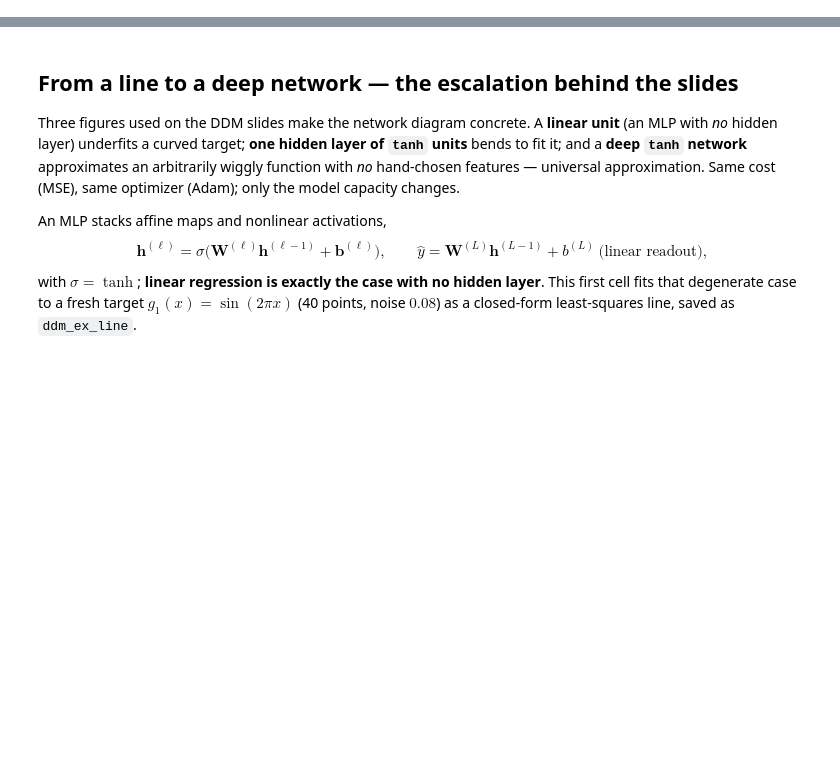
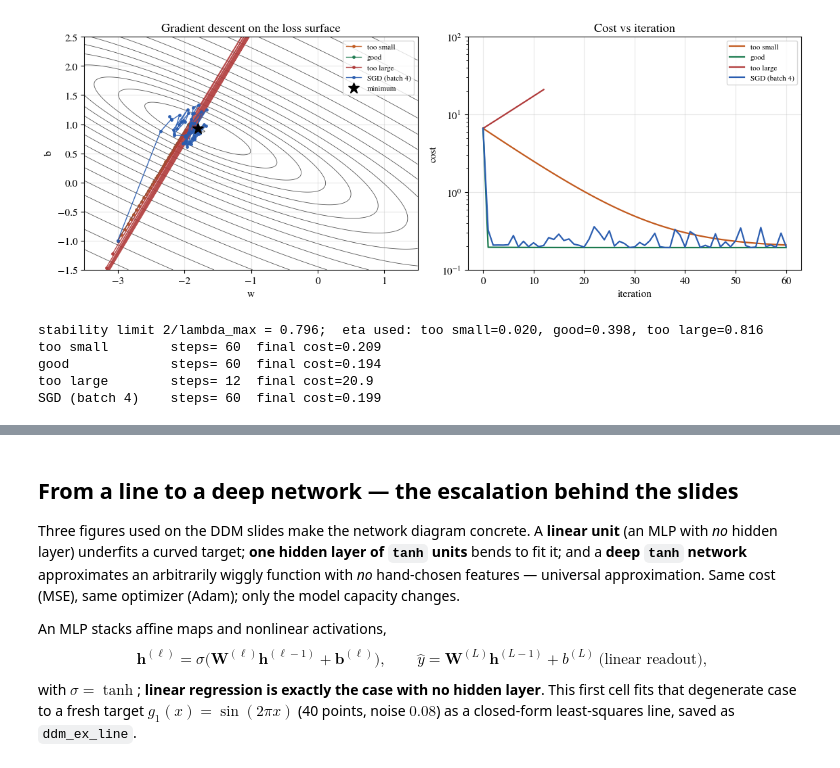
Before and after one commit to adil-rasheed/TTK29-2026, a Jupyter notebook: python/02-data-driven-modeling/notebooks/ddm_regression_basics.ipynb, the cells around one changed output, grey strips where cells are left out. Cells and saved outputs as stored; diff of their text form; code cells hidden in the pictures; blank space fills up the shorter version.

```diff
--- a/python/02-data-driven-modeling/notebooks/ddm_regression_basics.ipynb
+++ b/python/02-data-driven-modeling/notebooks/ddm_regression_basics.ipynb
@@ -84,0 +130,43 @@ The fit-to-truth MSE drops from **0.209 (no reg) to 0.057 (L2)** — about 3.7×
+# %%
+A = np.c_[xtr, np.ones_like(xtr)]                      # features [x, 1]
+H = 2*A.T @ A / len(xtr); lam_max = np.linalg.eigvalsh(H).max()
+w_star = np.linalg.lstsq(A, ytr, rcond=None)[0]
+L = lambda w, b: np.mean((w*xtr + b - ytr)**2)
+gradL = lambda th, idx: 2*A[idx].T @ (A[idx] @ th - ytr[idx]) / len(idx)
+
+def descend(eta, steps=60, batch=None, seed=0, stop_at=None):
+    rng = np.random.default_rng(seed); th = np.array([-3.0, -1.0]); path = [th.copy()]
+    for k in range(steps):
+        idx = rng.choice(len(xtr), batch, replace=False) if batch else np.arange(len(xtr))
+        th = th - eta*gradL(th, idx); path.append(th.copy())
+        if np.abs(th).max() > 50 or (stop_at and k + 1 >= stop_at): break   # diverged / enough shown
+    return np.array(path)
+
+etas = {'too small': 0.05/lam_max, 'good': 1.0/lam_max, 'too large': 2.05/lam_max}
+paths = {k: descend(e, stop_at=(12 if k == 'too large' else None)) for k, e in etas.items()}
+paths['SGD (batch 4)'] = descend(etas['good'], batch=4)
+W, B = np.meshgrid(np.linspace(-3.5, 1.5, 200), np.linspace(-1.5, 2.5, 200))
+Z = np.array([[L(w, b) for w in W[0]] for b in B[:, 0]])
+
+def plot_ddm_gd_surface():
+    fig, ax = plt.subplots(1, 2, figsize=(11.5, 4.4))
+    ax[0].contour(W, B, Z, levels=np.geomspace(Z.min()+1e-3, Z.max(), 18), colors=[muted()], linewidths=0.6)
+    for (k, P), c in zip(paths.items(), ['C1', 'C2', 'C3', 'C0']):
+        ax[0].plot(P[:, 0], P[:, 1], 'o-', color=c, ms=2.5, lw=1.0, alpha=0.9, label=k)
+    ax[0].plot(*w_star, '*', color=fg(), ms=12, label='minimum')
+    ax[0].set(xlim=(-3.5, 1.5), ylim=(-1.5, 2.5), xlabel='w', ylabel='b', title='Gradient descent on the loss surface'); ax[0].legend(fontsize=8)
+    for (k, P), c in zip(paths.items(), ['C1', 'C2', 'C3', 'C0']):
+        ax[1].semilogy([L(*p) for p in P], color=c, lw=1.6, label=k)
+    ax[1].set(xlabel='iteration', ylabel='cost', title='Cost vs iteration', ylim=(1e-1, 1e2)); ax[1].legend(fontsize=8)
+    plt.tight_layout()
+
+save_dual(plot_ddm_gd_surface, 'ddm_gd_surface', FIG); plt.show()
+print(f'stability limit 2/lambda_max = {2/lam_max:.3f};  eta used: ' + ', '.join(f'{k}={e:.3f}' for k, e in etas.items()))
+for k, P in paths.items(): print(f'{k:16s} steps={len(P)-1:3d}  final cost={L(*P[-1]):.3g}')
+# %% [output]
+[figure, added]
+stability limit 2/lambda_max = 0.796;  eta used: too small=0.020, good=0.398, too large=0.816
+too small        steps= 60  final cost=0.209
+good             steps= 60  final cost=0.194
+too large        steps= 12  final cost=20.9
+SGD (batch 4)    steps= 60  final cost=0.199
```
Also changed, not shown: parts of 23 cells of this notebook, 10 other files.
